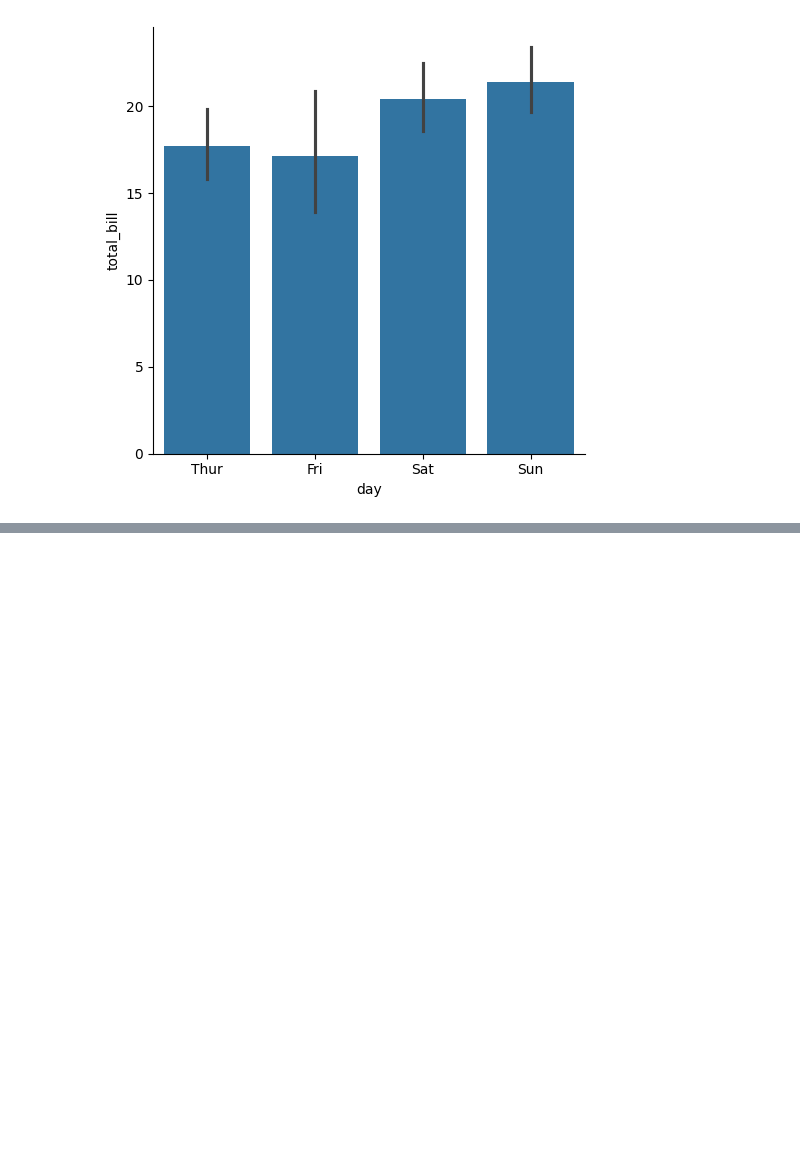
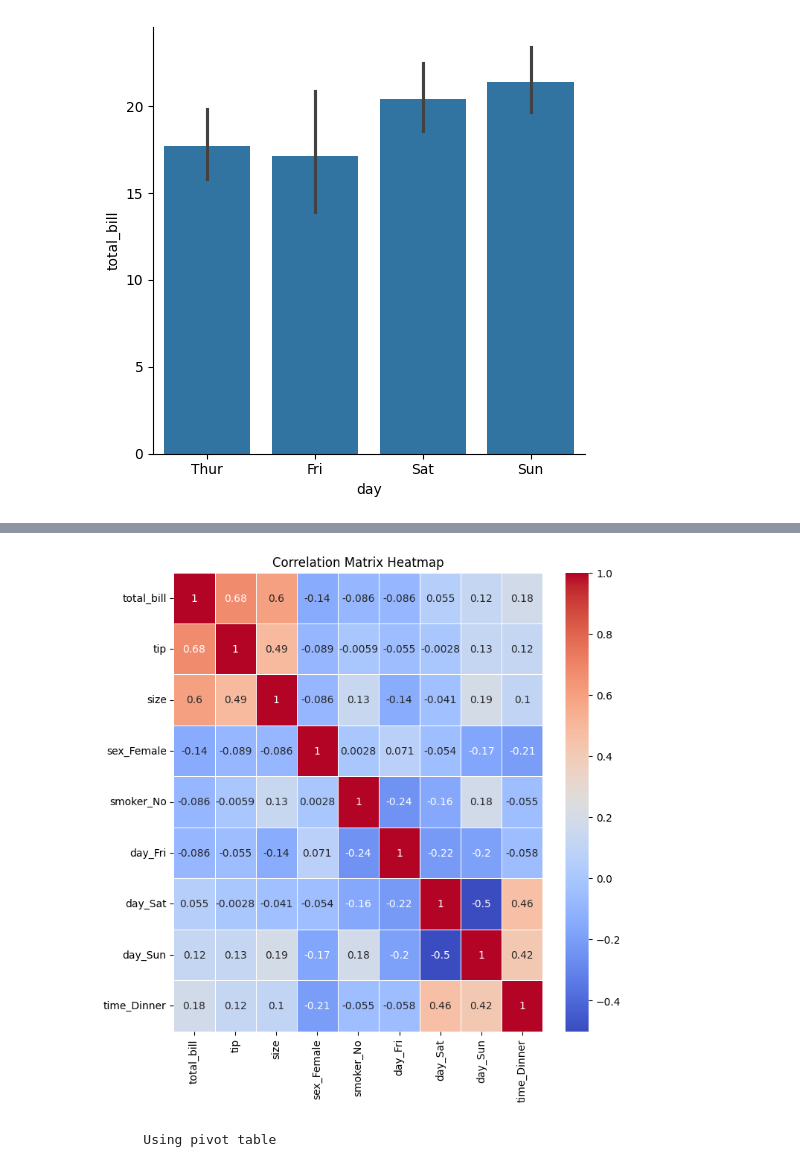
Before and after one commit to Avinash-Tamarapalli/DataScience, a Jupyter notebook: DA/seaborn.ipynb, the cells around one changed output, grey strips where cells are left out. Drawn from its saved outputs; the diff is of its cells as text; code cells hidden in the pictures; blank space fills up the shorter version.

```diff
--- a/DA/seaborn.ipynb
+++ b/DA/seaborn.ipynb
@@ -243,0 +295,10 @@ sns.catplot(x='day',y='total_bill',data=tips, kind = 'bar')
+# %%
+import pandas as pd
+
+# Convert categorical columns to numerical using one-hot encoding
+tips_encoded = pd.get_dummies(tips,drop_first=True)
+
+# Calculate correlation matrix
+encoded_corrmatrix = tips_encoded.corr()
+
+encoded_corrmatrix
@@ -243,0 +316,9 @@ sns.catplot(x='day',y='total_bill',data=tips, kind = 'bar')
+# %%
+plt.figure(figsize=(8, 8))
+sns.heatmap(encoded_corrmatrix, annot=True, cmap='coolwarm', linewidths=0.5)
+plt.title('Correlation Matrix Heatmap')
+plt.show()
+# %% [output]
+[figure, added]
+# %% [markdown]
+        Using pivot table
```
Also changed, not shown: parts of 28 cells of this notebook, 1 other file.
